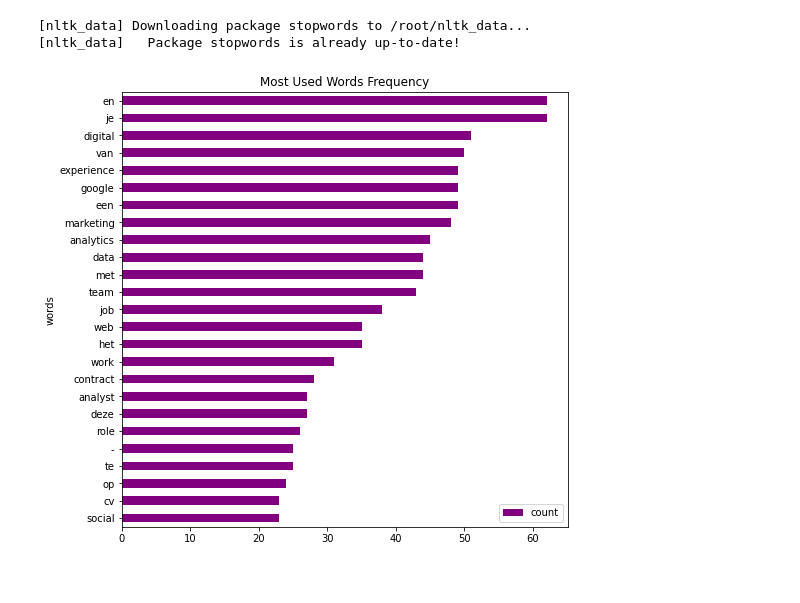
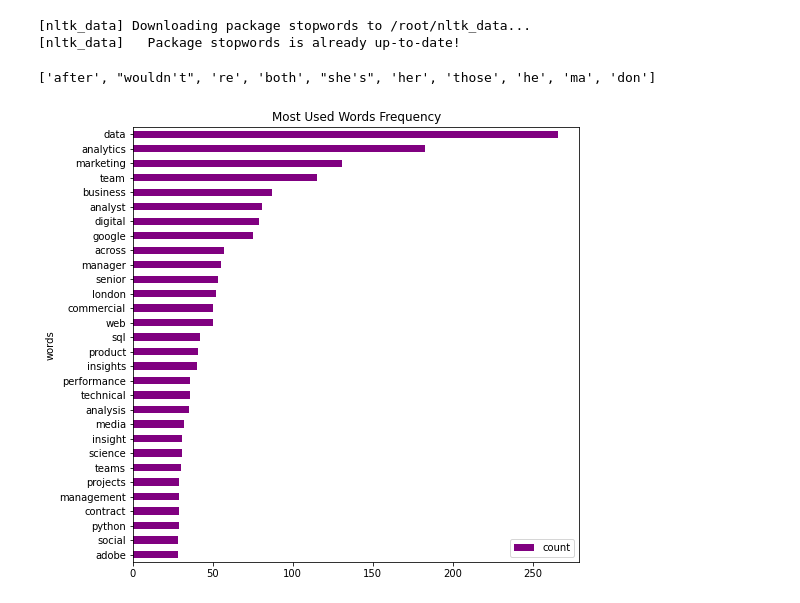
Before and after one commit to cenkkiran/job-scrape, a Jupyter notebook: JobListingScraper.ipynb, the cells around one changed output. Drawn from its saved outputs; the diff is of its cells as text; code cells hidden in the pictures.

```diff
--- a/JobListingScraper.ipynb
+++ b/JobListingScraper.ipynb
@@ -59,7 +62,8 @@ page = 1
 headers = {'User-Agent': 'Mozilla/5.0 (Macintosh; Intel Mac OS X 10_10_1) AppleWebKit/537.36 (KHTML, like Gecko) Chrome/39.0.2171.95 Safari/537.36'}
 
 while (condition):
-  url = 'https://www.harnham.com/jobs?options=1035,261&page=' + str(page) + '&size=24'
+ # url = 'https://www.harnham.com/jobs?options=1035,261&page=' + str(page) + '&size=24'
+  url = 'https://www.harnham.com/jobs?options=&page=' + str(page) + '&size=60'
   response = requests.get(url, headers=headers)
   soup = BeautifulSoup(response.content, 'html.parser')
   print(response.status_code)
@@ -110,7 +112,6 @@ for link in df.loc[:,'URL']:
   soup = BeautifulSoup(response.content, 'html.parser')
   context = soup.find('div', class_='description-widget').find_all(['p','li'])
   text += soup.title.get_text().split('|')[0].replace('\n', '')
-  print(text)
   for p in context:
     if "<strong>" in str(p):
       continue
@@ -118,6 +119,7 @@ for link in df.loc[:,'URL']:
     t = re.sub(r'==.*?==+', '', t)
     t = t.replace('\n', '')
     t = t.replace('&','')
+    t = t.replace(',','')
     print(t)
     text += t
-  time.sleep(0.1)
+  time.sleep(0.2)
@@ -135,20 +141,23 @@ words = [w for w in words if w not in list(stops)]
 # %% [output]
 [nltk_data] Downloading package stopwords to /root/nltk_data...
 [nltk_data]   Package stopwords is already up-to-date!
+# %%
+list(stops)[0:10]
+# %% [output]
+['after', "wouldn't", 're', 'both', "she's", 'her', 'those', 'he', 'ma', 'don']
 # %%
-
 # Create counter
 counts_words = Counter(words)
-words_df = pd.DataFrame(counts_words.most_common(25), columns=['words', 'count'])
+words_df = pd.DataFrame(counts_words.most_common(30), columns=['words', 'count'])
 words_df.set_index('words')
 
 fig, ax = plt.subplots(figsize=(8, 8))
 words_df.sort_values(by='count').plot.barh(x='words',
                       y='count',
                       ax=ax,
                       color="purple")
 
 ax.set_title("Most Used Words Frequency")
 plt.show()
 # %% [output]
-[figure, old version]
+[figure, new version]
```
Also changed, not shown: parts of 7 cells of this notebook.
